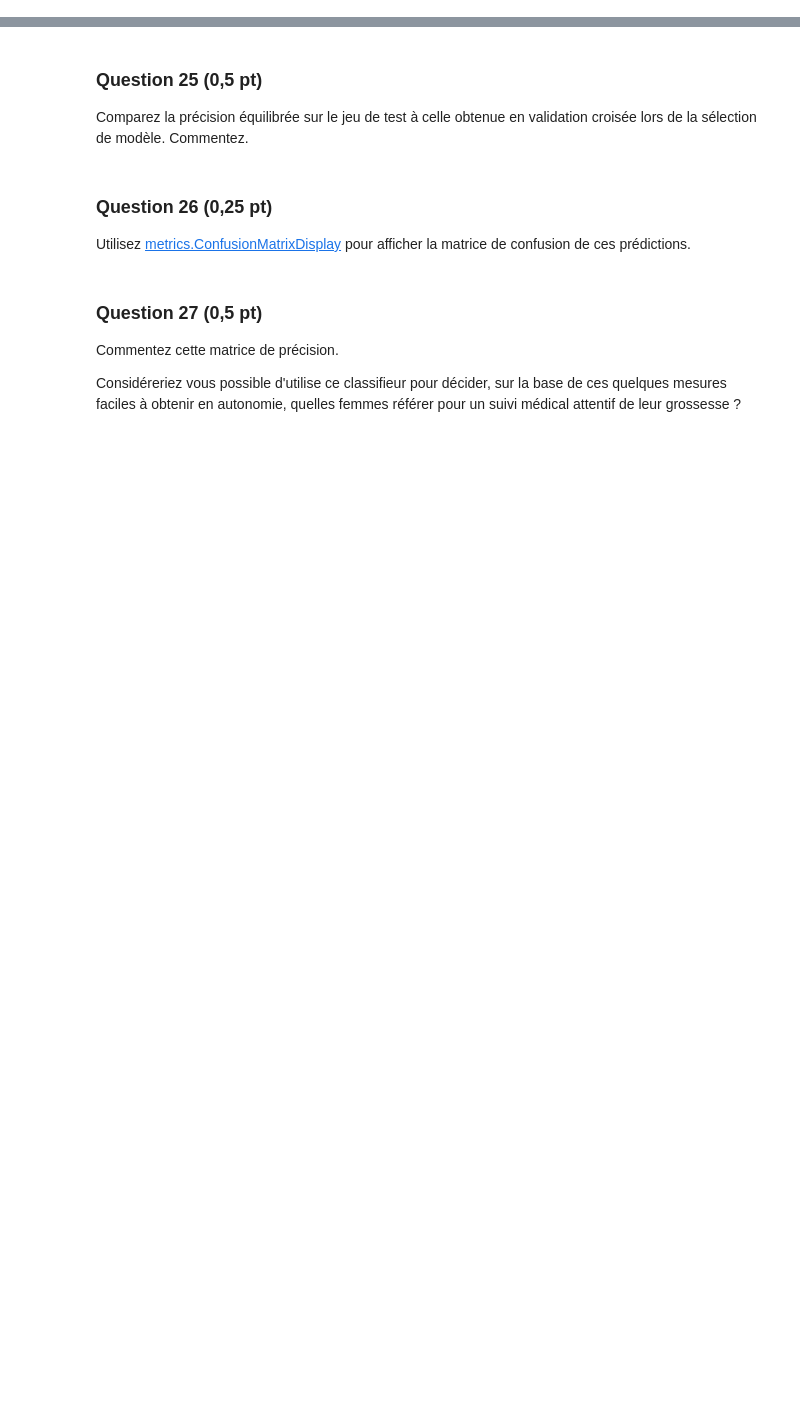
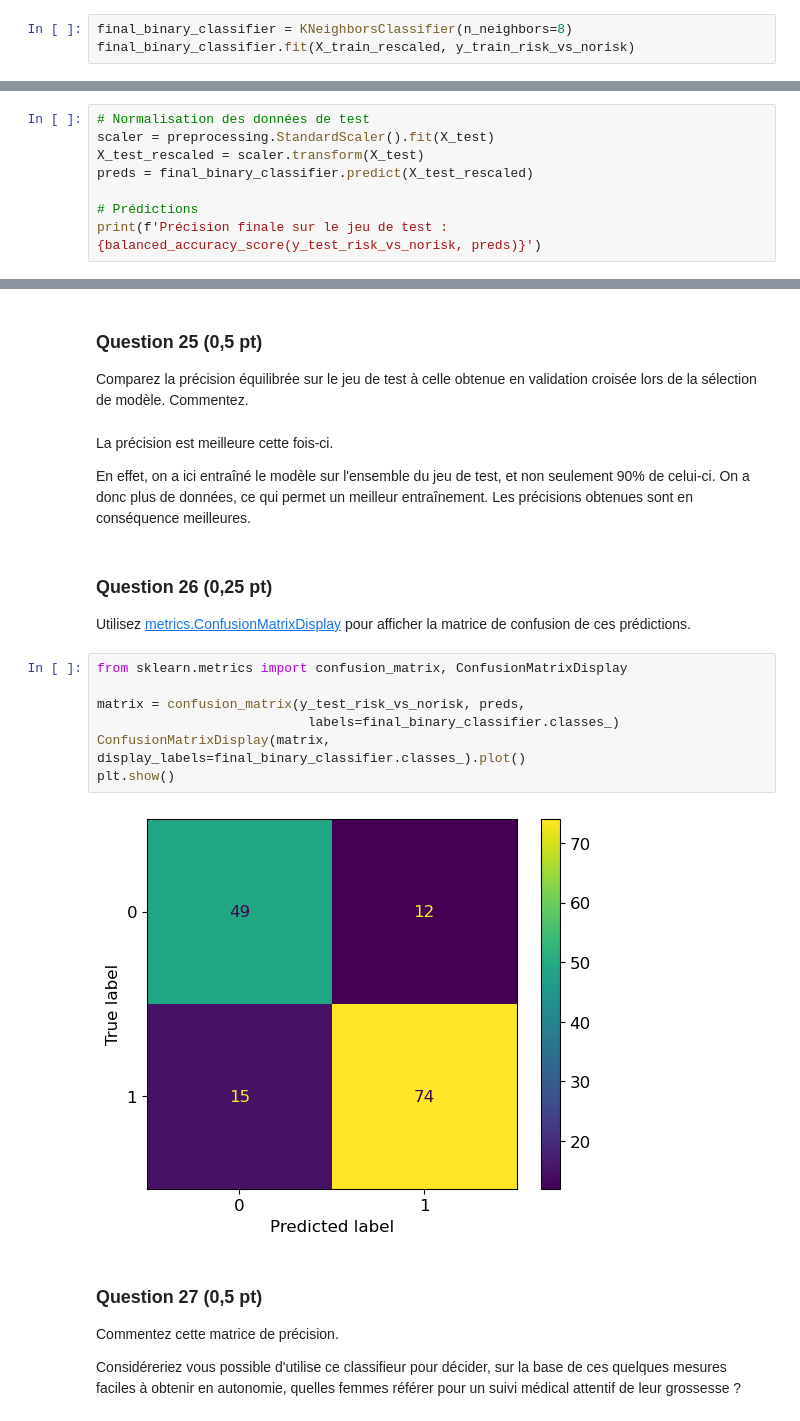
Before and after one commit to Pierre-LouisCOPPENSMines/projet_sdd, a Jupyter notebook: Projet.ipynb, the cells around one changed output, grey strips where cells are left out. Saved outputs shown, nothing was run; the diff lists cells and outputs as text; blank space fills up the shorter version.

```diff
--- a/Projet.ipynb
+++ b/Projet.ipynb
@@ -563,3 +541,6 @@ Au vu des performances observées jusqu'à présent, quel est l'algorithme d'app
 Utilisez cet algorithme pour entraîner un modèle de classification final `final_binary_classifier` sur l'ensemble du jeu d'entraînement.
 # %% [markdown]
 L'algorithme le plus performant est celui des __k-plus proches voisins, sans réduction de dimension, avec__ $k=8$.
+# %%
+final_binary_classifier = KNeighborsClassifier(n_neighbors=8)
+final_binary_classifier.fit(X_train_rescaled, y_train_risk_vs_norisk)
@@ -571,3 +567,11 @@ Chargez les données du jeu de test `data/donnees_reservees.csv`. Combinez les
 ### Question 24 (0,25 pt)
 
 Utilisez `final_binary_classifier` pour prédire les étiquettes des observations de ce jeu de données. (N'oubliez pas d'appliquer d'éventuelles transformation des données.)
+# %%
+# Normalisation des données de test
+scaler = preprocessing.StandardScaler().fit(X_test)
+X_test_rescaled = scaler.transform(X_test)
+preds = final_binary_classifier.predict(X_test_rescaled)
+
+# Prédictions
+print(f'Précision finale sur le jeu de test : {balanced_accuracy_score(y_test_risk_vs_norisk, preds)}')
@@ -574,9 +580,22 @@ Utilisez `final_binary_classifier` pour prédire les étiquettes des observation
 # %% [markdown]
 ### Question 25 (0,5 pt)
 Comparez la précision équilibrée sur le jeu de test à celle obtenue en validation croisée lors de la sélection de modèle. Commentez.
+# %% [markdown]
+La précision est meilleure cette fois-ci.
+
+En effet, on a ici entraîné le modèle sur l'ensemble du jeu de test, et non seulement 90% de celui-ci. On a donc plus de données, ce qui permet un meilleur entraînement. Les précisions obtenues sont en conséquence meilleures.
 # %% [markdown]
 ### Question 26 (0,25 pt)
 Utilisez [metrics.ConfusionMatrixDisplay](https://scikit-learn.org/stable/modules/generated/sklearn.metrics.ConfusionMatrixDisplay.html) pour afficher la matrice de confusion de ces prédictions.
+# %%
+from sklearn.metrics import confusion_matrix, ConfusionMatrixDisplay
+
+matrix = confusion_matrix(y_test_risk_vs_norisk, preds,
+                           labels=final_binary_classifier.classes_)
+ConfusionMatrixDisplay(matrix, display_labels=final_binary_classifier.classes_).plot()
+plt.show()
+# %% [output]
+[figure, added]
 # %% [markdown]
 ### Question 27 (0,5 pt)
 Commentez cette matrice de précision.
```
Also changed, not shown: parts of 17 cells of this notebook.
